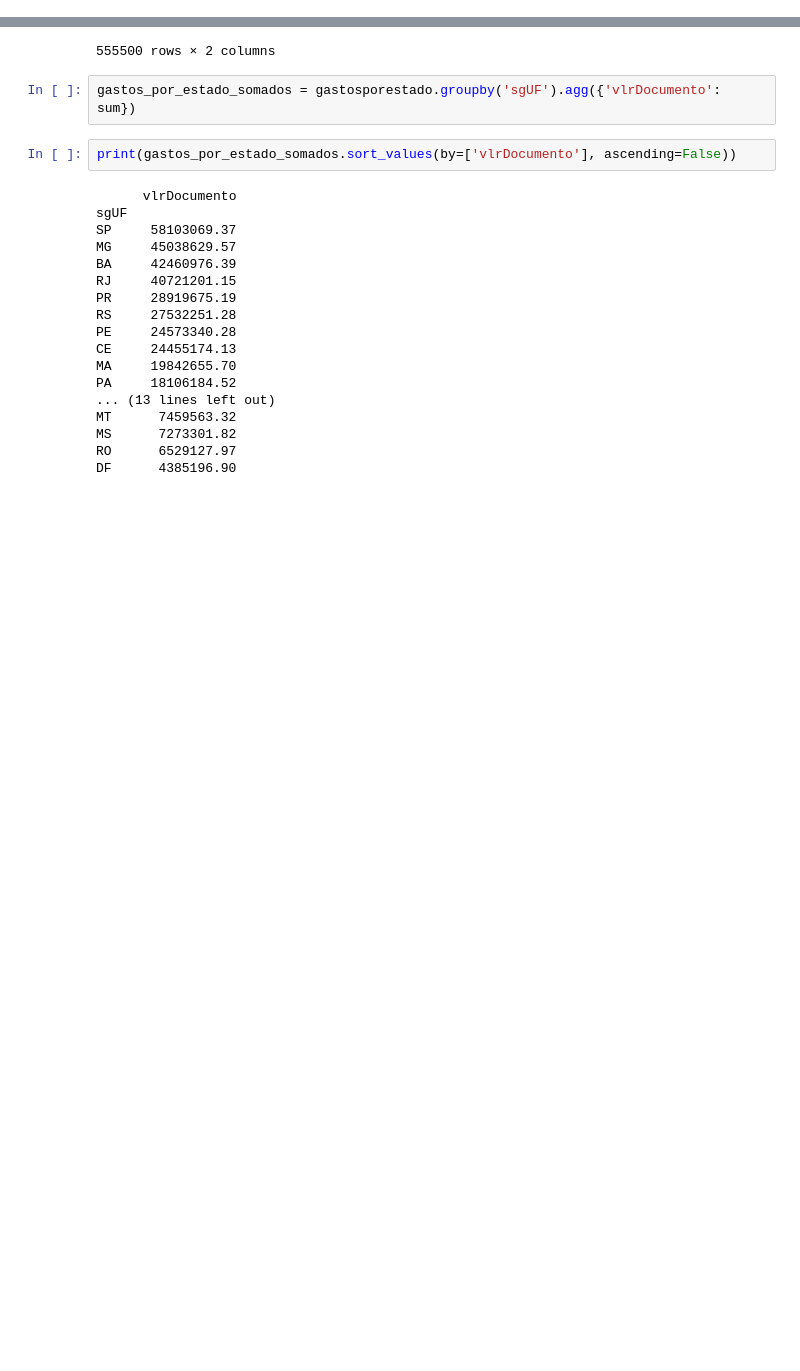
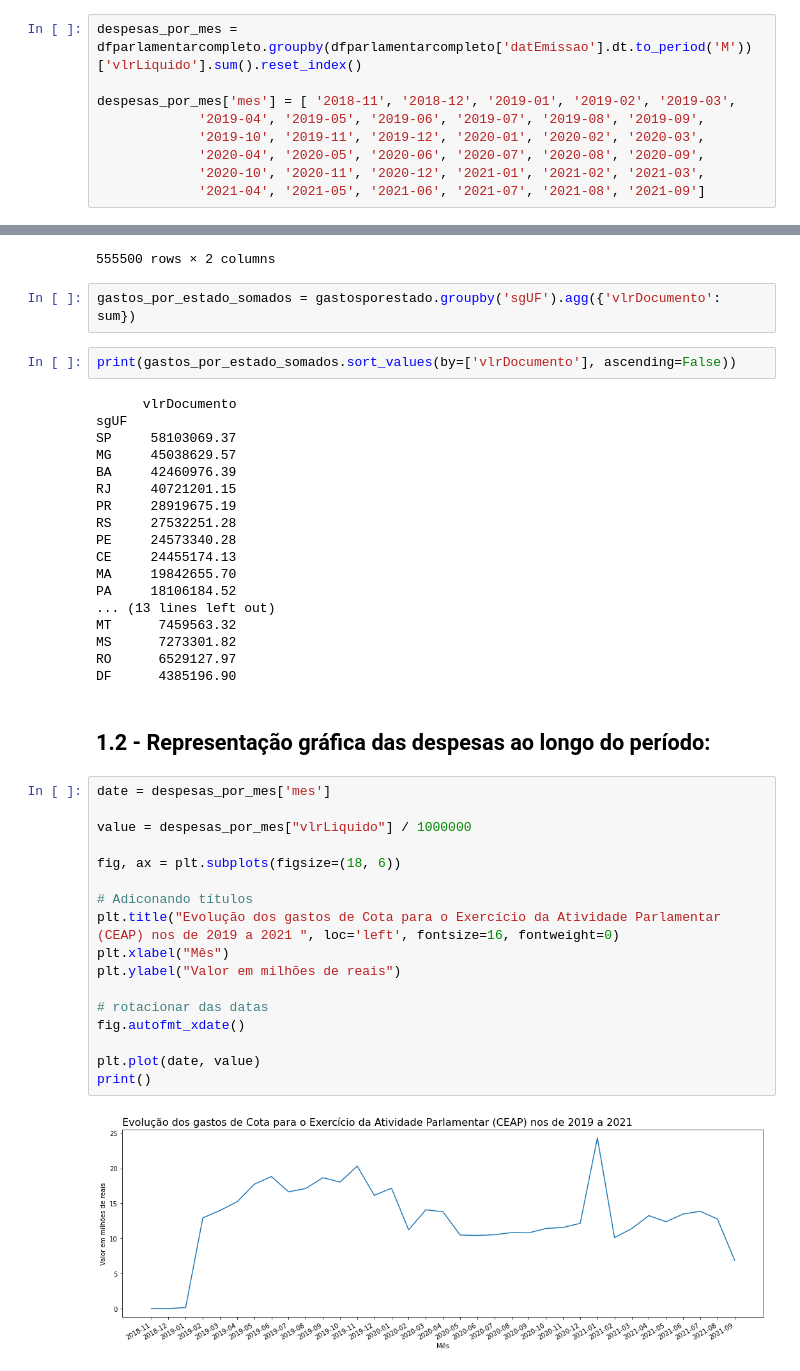
Before and after one commit to Reinaldos/Reinaldos, a Jupyter notebook: Projeto_5.ipynb, the cells around one changed output, grey strips where cells are left out. Drawn from its saved outputs; the diff is of its cells as text; blank space fills up the shorter version.

```diff
--- a/Projeto_5.ipynb
+++ b/Projeto_5.ipynb
@@ -534,0 +576,9 @@ parlamentar
+# %%
+despesas_por_mes = dfparlamentarcompleto.groupby(dfparlamentarcompleto['datEmissao'].dt.to_period('M'))['vlrLiquido'].sum().reset_index()
+
+despesas_por_mes['mes'] = [ '2018-11', '2018-12', '2019-01', '2019-02', '2019-03',
+             '2019-04', '2019-05', '2019-06', '2019-07', '2019-08', '2019-09',
+             '2019-10', '2019-11', '2019-12', '2020-01', '2020-02', '2020-03',
+             '2020-04', '2020-05', '2020-06', '2020-07', '2020-08', '2020-09',
+             '2020-10', '2020-11', '2020-12', '2021-01', '2021-02', '2021-03',
+             '2021-04', '2021-05', '2021-06', '2021-07', '2021-08', '2021-09']
@@ -611,3 +663,24 @@ MT      7459563.32
 MS      7273301.82
 RO      6529127.97
 DF      4385196.90
+# %% [markdown]
+## 1.2 - Representação gráfica das despesas ao longo do período:
+# %%
+date = despesas_por_mes['mes']
+
+value = despesas_por_mes["vlrLiquido"] / 1000000
+
+fig, ax = plt.subplots(figsize=(18, 6))
+
+# Adiconando títulos
+plt.title("Evolução dos gastos de Cota para o Exercício da Atividade Parlamentar (CEAP) nos de 2019 a 2021 ", loc='left', fontsize=16, fontweight=0)
+plt.xlabel("Mês")
+plt.ylabel("Valor em milhões de reais")
+
+# rotacionar das datas
+fig.autofmt_xdate()
+
+plt.plot(date, value)
+print()
+# %% [output]
+[figure, added]
```
Also changed, not shown: parts of 105 cells of this notebook.
